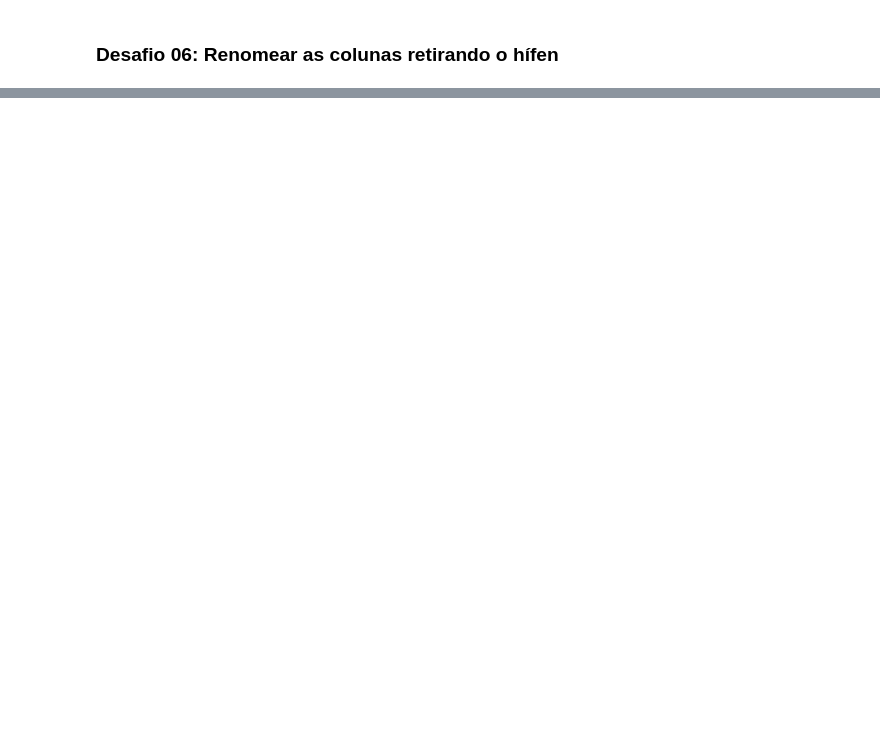
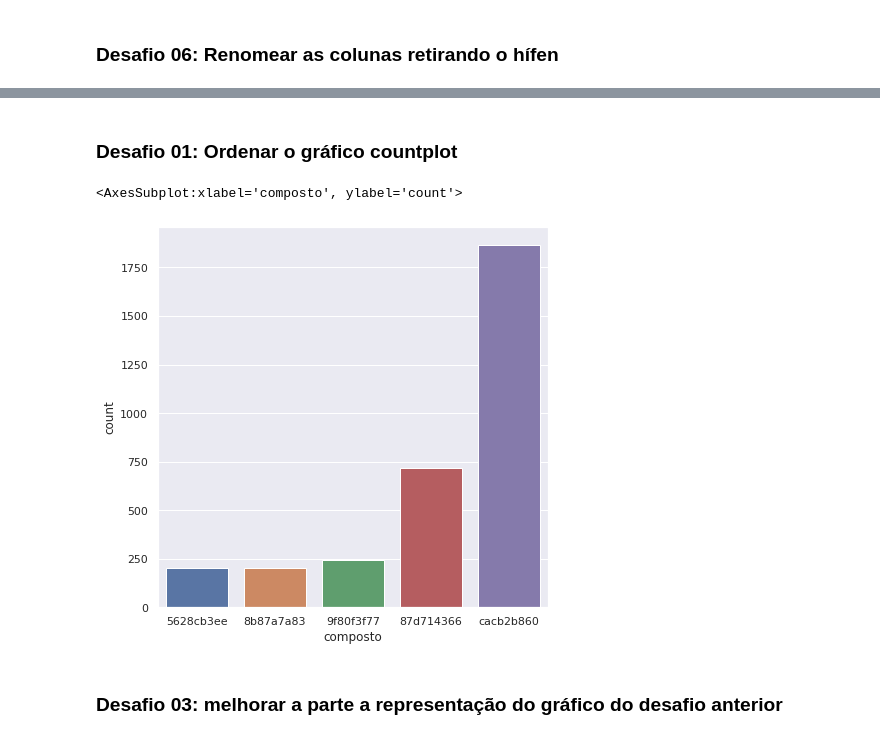
Before and after one commit to marcelsby/alura-imersao-dados-2021, a Jupyter notebook: src/Imersão Dados.ipynb, the cells around one changed output, grey strips where cells are left out. Saved outputs shown, nothing was run; the diff lists cells and outputs as text; code cells hidden in the pictures; blank space fills up the shorter version.

```diff
--- a/src/alura-imersao-dados-2021.ipynb
+++ b/src/Imersão Dados.ipynb
@@ -158,0 +222,17 @@ filtered_data = data[data['g-0'] > 0]
+# %% [markdown]
+### Desafio 01: Ordenar o gráfico countplot
+# %%
+# Gráfico base
+most_freq_compounds = data.query('composto in @compounds_code')
+
+# Resultado
+# Ajuda: https://stackoverflow.com/questions/46623583/seaborn-countplot-order-categories-by-count
+plt.figure(figsize = (7, 7))
+sns.countplot(x = 'composto',
+              data = most_freq_compounds,
+              order = most_freq_compounds['composto'].value_counts(ascending = True).index)
+# %% [output]
+<AxesSubplot:xlabel='composto', ylabel='count'>
+[figure, added]
+# %% [markdown]
+### Desafio 03: melhorar a parte a representação do gráfico do desafio anterior
```
Also changed, not shown: parts of 9 cells of this notebook.
